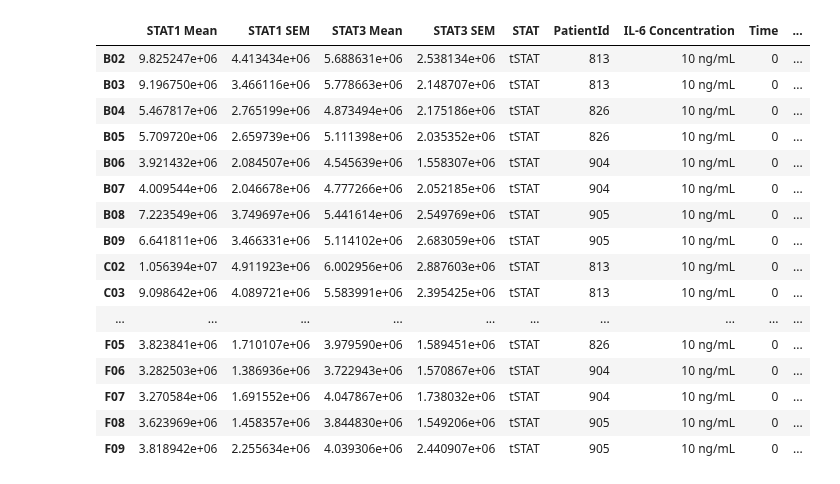
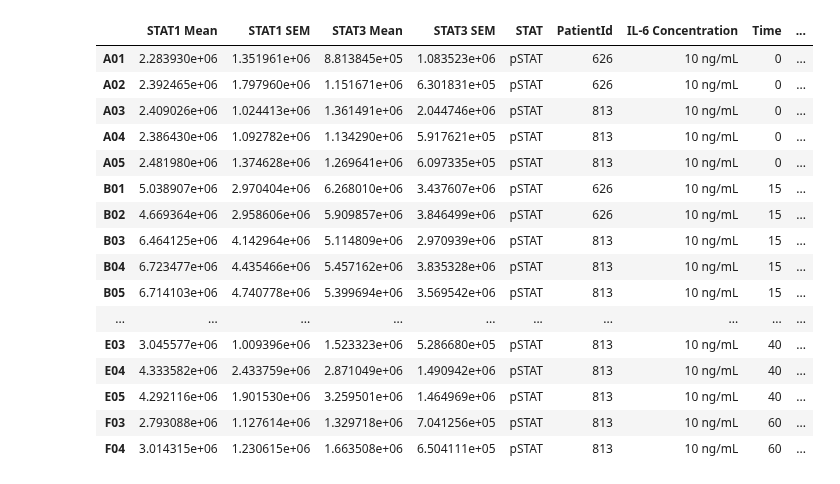
Before and after one commit to LarkinIt/visIF, a Jupyter notebook: code/hardcoded_visualization.ipynb, the cells around one changed output. Drawn from its saved outputs; the diff is of its cells as text; code cells hidden in the pictures.

Commit message:
11172025 trial PBMC IL6 stim time course plot

```diff
--- a/code/hardcoded_visualization.ipynb
+++ b/code/hardcoded_visualization.ipynb
@@ -79,50 +79,48 @@ for fname in if_data_files:
 	stat3_sems = df.groupby("WellId")["CircTotalIntenCh3"].std()
 
 	stat_df = pd.concat([stat1_means, stat1_sems, stat3_means, stat3_sems], axis=1)
 	stat_df.columns = ["STAT1 Mean", "STAT1 SEM", "STAT3 Mean", "STAT3 SEM"]
 	stat_df.index = [x.strip() for x in stat_df.index]
 	# Assign various characteristics based on wells using the dictionaries above
 	rows = [x.strip()[0] for x in stat_df.index.values]
 	cols = [int(x.strip()[1:]) for x in stat_df.index.values]
 	stat_df["STAT"] = [column_to_stain[x] for x in cols]
 	stat_df["PatientId"] = [column_to_patient[x] for x in cols]
 	stat_df["IL-6 Concentration"] = ["10 ng/mL" for x in cols]
 	stat_df["Time"] = [row_to_t_pts[x] for x in rows]
 	stat_df["Replicate"] = [column_to_replicate[x] for x in cols]
 	stat_df["Date"] = data_dir.split("/")[-1]
 
-
-	###############################################
-	#### ADD IN SPECIAL OVERRIDES IF NECESSARY ####
-	stat_df.loc["F01", "Time"] = 60
+	# REPLACE INFORMATION FOR SPECIAL WELLS THAT DO NOT MATCH DICTIONARY INFO ABOVE
+	stat_df.loc["E01", "Time"] = 60
 
 	display(stat_df)
 	stat_df.to_csv(f"{data_dir.split('/')[-1]}.csv")
 	dfs.append(stat_df)
 
 patient_to_marker = {
 	617:"s",
 	626:"*",
 	813:"v",
 	826:"X",
 	904:"P",
 	905:"o"
 }
 # %% [output]
 |  | STAT1 Mean | STAT1 SEM | STAT3 Mean | STAT3 SEM | STAT | PatientId | IL-6 Concentration | Time | ... |
-| B02 | 9.825247e+06 | 4.413434e+06 | 5.688631e+06 | 2.538134e+06 | tSTAT | 813 | 10 ng/mL | 0 | ... |
-| B03 | 9.196750e+06 | 3.466116e+06 | 5.778663e+06 | 2.148707e+06 | tSTAT | 813 | 10 ng/mL | 0 | ... |
-| B04 | 5.467817e+06 | 2.765199e+06 | 4.873494e+06 | 2.175186e+06 | tSTAT | 826 | 10 ng/mL | 0 | ... |
-| B05 | 5.709720e+06 | 2.659739e+06 | 5.111398e+06 | 2.035352e+06 | tSTAT | 826 | 10 ng/mL | 0 | ... |
-| B06 | 3.921432e+06 | 2.084507e+06 | 4.545639e+06 | 1.558307e+06 | tSTAT | 904 | 10 ng/mL | 0 | ... |
-| B07 | 4.009544e+06 | 2.046678e+06 | 4.777266e+06 | 2.052185e+06 | tSTAT | 904 | 10 ng/mL | 0 | ... |
-| B08 | 7.223549e+06 | 3.749697e+06 | 5.441614e+06 | 2.549769e+06 | tSTAT | 905 | 10 ng/mL | 0 | ... |
-| B09 | 6.641811e+06 | 3.466331e+06 | 5.114102e+06 | 2.683059e+06 | tSTAT | 905 | 10 ng/mL | 0 | ... |
-| C02 | 1.056394e+07 | 4.911923e+06 | 6.002956e+06 | 2.887603e+06 | tSTAT | 813 | 10 ng/mL | 0 | ... |
-| C03 | 9.098642e+06 | 4.089721e+06 | 5.583991e+06 | 2.395425e+06 | tSTAT | 813 | 10 ng/mL | 0 | ... |
+| A01 | 2.283930e+06 | 1.351961e+06 | 8.813845e+05 | 1.083523e+06 | pSTAT | 626 | 10 ng/mL | 0 | ... |
+| A02 | 2.392465e+06 | 1.797960e+06 | 1.151671e+06 | 6.301831e+05 | pSTAT | 626 | 10 ng/mL | 0 | ... |
+| A03 | 2.409026e+06 | 1.024413e+06 | 1.361491e+06 | 2.044746e+06 | pSTAT | 813 | 10 ng/mL | 0 | ... |
+| A04 | 2.386430e+06 | 1.092782e+06 | 1.134290e+06 | 5.917621e+05 | pSTAT | 813 | 10 ng/mL | 0 | ... |
+| A05 | 2.481980e+06 | 1.374628e+06 | 1.269641e+06 | 6.097335e+05 | pSTAT | 813 | 10 ng/mL | 0 | ... |
+| B01 | 5.038907e+06 | 2.970404e+06 | 6.268010e+06 | 3.437607e+06 | pSTAT | 626 | 10 ng/mL | 15 | ... |
+| B02 | 4.669364e+06 | 2.958606e+06 | 5.909857e+06 | 3.846499e+06 | pSTAT | 626 | 10 ng/mL | 15 | ... |
+| B03 | 6.464125e+06 | 4.142964e+06 | 5.114809e+06 | 2.970939e+06 | pSTAT | 813 | 10 ng/mL | 15 | ... |
+| B04 | 6.723477e+06 | 4.435466e+06 | 5.457162e+06 | 3.835328e+06 | pSTAT | 813 | 10 ng/mL | 15 | ... |
+| B05 | 6.714103e+06 | 4.740778e+06 | 5.399694e+06 | 3.569542e+06 | pSTAT | 813 | 10 ng/mL | 15 | ... |
 | ... | ... | ... | ... | ... | ... | ... | ... | ... | ... |
-| F05 | 3.823841e+06 | 1.710107e+06 | 3.979590e+06 | 1.589451e+06 | tSTAT | 826 | 10 ng/mL | 0 | ... |
-| F06 | 3.282503e+06 | 1.386936e+06 | 3.722943e+06 | 1.570867e+06 | tSTAT | 904 | 10 ng/mL | 0 | ... |
-| F07 | 3.270584e+06 | 1.691552e+06 | 4.047867e+06 | 1.738032e+06 | tSTAT | 904 | 10 ng/mL | 0 | ... |
-| F08 | 3.623969e+06 | 1.458357e+06 | 3.844830e+06 | 1.549206e+06 | tSTAT | 905 | 10 ng/mL | 0 | ... |
-| F09 | 3.818942e+06 | 2.255634e+06 | 4.039306e+06 | 2.440907e+06 | tSTAT | 905 | 10 ng/mL | 0 | ... |
+| E03 | 3.045577e+06 | 1.009396e+06 | 1.523323e+06 | 5.286680e+05 | pSTAT | 813 | 10 ng/mL | 40 | ... |
+| E04 | 4.333582e+06 | 2.433759e+06 | 2.871049e+06 | 1.490942e+06 | pSTAT | 813 | 10 ng/mL | 40 | ... |
+| E05 | 4.292116e+06 | 1.901530e+06 | 3.259501e+06 | 1.464969e+06 | pSTAT | 813 | 10 ng/mL | 40 | ... |
+| F03 | 2.793088e+06 | 1.127614e+06 | 1.329718e+06 | 7.041256e+05 | pSTAT | 813 | 10 ng/mL | 60 | ... |
+| F04 | 3.014315e+06 | 1.230615e+06 | 1.663508e+06 | 6.504111e+05 | pSTAT | 813 | 10 ng/mL | 60 | ... |
```
Also changed, not shown: parts of 3 cells of this notebook.
